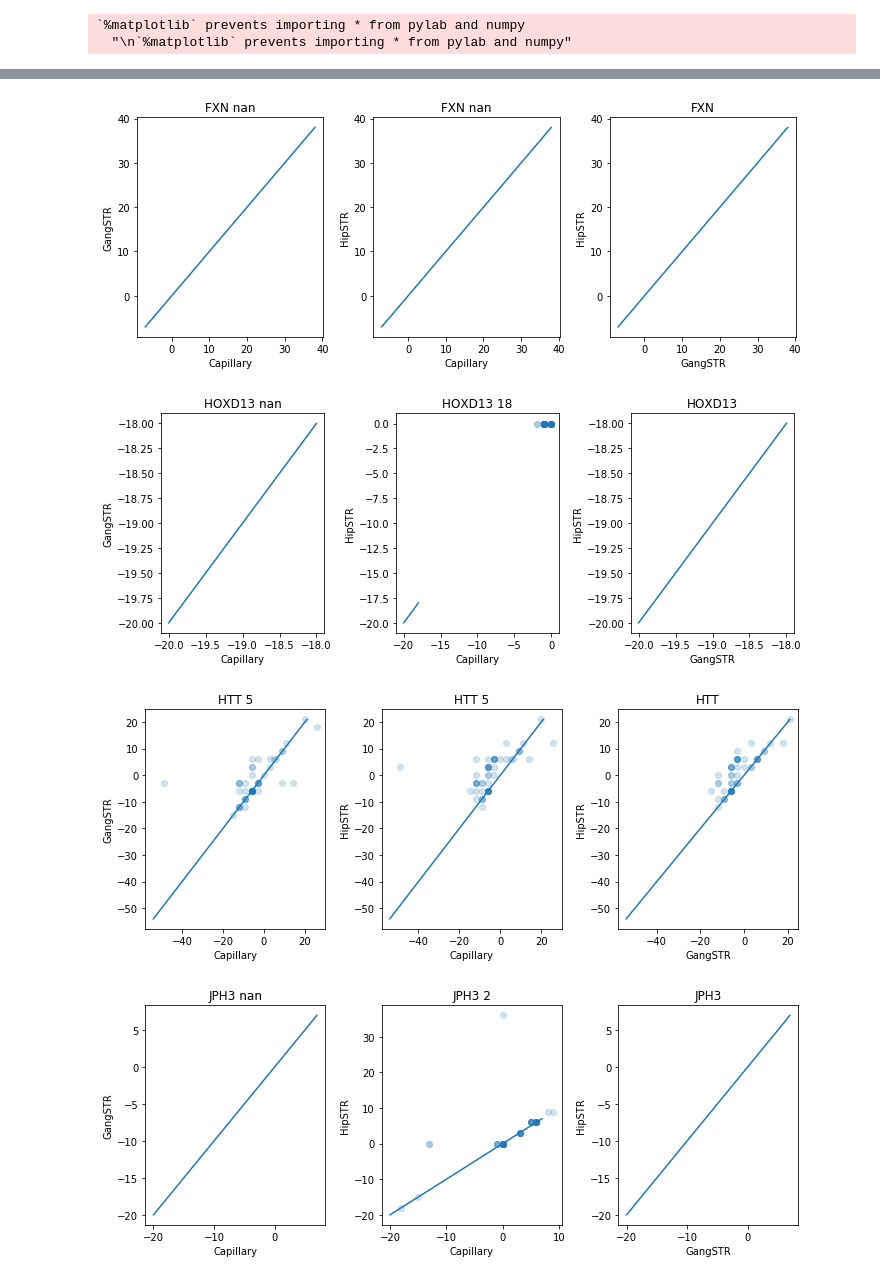
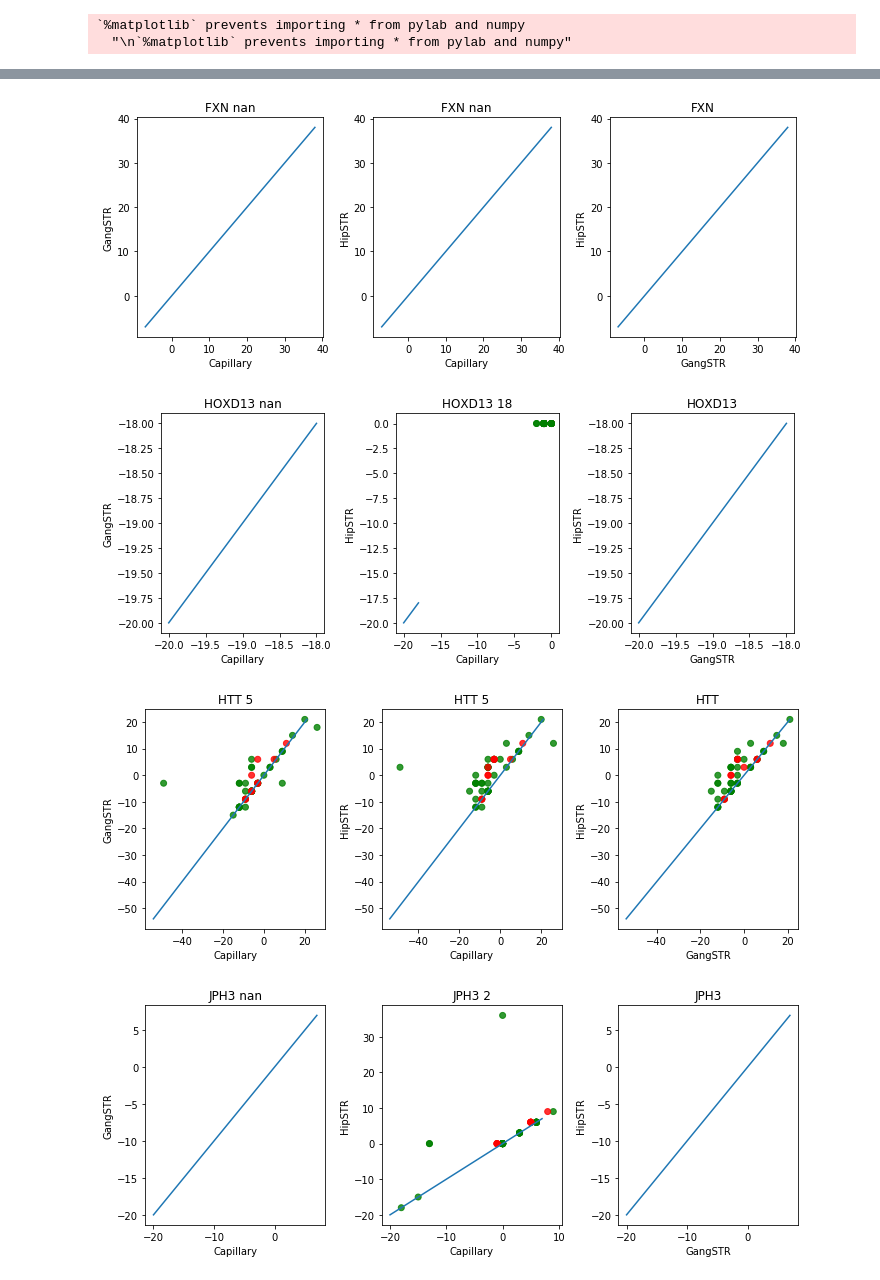
Before and after one commit to gymrek-lab/TRTools, a Jupyter notebook: experimental/capillary_offset_learn/notebooks/LearnCapillaryOffset.ipynb, the cells around one changed output, grey strips where cells are left out. Saved outputs shown, nothing was run; the diff lists cells and outputs as text; code cells hidden in the pictures.

Commit message:
learn batch specific offsets

```diff
--- a/experimental/capillary_offset_learn/notebooks/LearnCapillaryOffset.ipynb
+++ b/experimental/capillary_offset_learn/notebooks/LearnCapillaryOffset.ipynb
@@ -20,6 +20,15 @@ def LoadGSheet(wks):
 Populating the interactive namespace from numpy and matplotlib
 `%matplotlib` prevents importing * from pylab and numpy
   "\n`%matplotlib` prevents importing * from pylab and numpy"
+# %%
+colordict = {
+    "PlatinumGenomes": "red",
+    "GIAB": "blue",
+    "1000Genomes": "green"
+}
+sampdata = LoadGSheet(gc.open("1000GenomesRepeatValidationDatabase").worksheet("samples"))
+sampdata["color"] = sampdata["SampleCollection"].apply(lambda x: colordict[x])
+sampcolors = dict(zip(list(sampdata["SampleID"]), list(sampdata["color"])))
 # %%
 ############### Load list of loci to consider ###########
 loci = pd.read_csv('../data/csv/1000g_loci.csv')
@@ -43,3 +52,8 @@ rmloci = ["AR","NOS1","FMR1","CNBP","chr12_131901040_T","chr12_75962280_T","chr1
     "chr15_72443969_T","chr16_58599051_A","chr16_67644335_T","chr3_54501407_T", \
     "chr4_176019003_T", "chr18_38020886_TCTA","AFF2","ARX","chr7_103989357_CCG","RUNX2"]
 ref_prod_sizes = ref_prod_sizes[~ref_prod_sizes["PrimerID"].isin(rmloci)]
+# %%
+####### Check are some samples missing from our list?
+print("*****Missing samples - maybe mislabeled *****")
+for item in set(samp_prod_sizes["SampleID"]):
+    if item not in sampcolors: print(item)
@@ -80,7 +96,10 @@ def find_offset (X, Y, period):
             most_matches = num_matches
     return best_offset, most_matches, best_diffs
 
+# Overall offset. also try to learn separately
 offsets = []
+offsets_PG = []
+offsets_Coriell = []
 
 # Data for call-level comparison
 loci_ = []
@@ -130,14 +149,42 @@ for PrimerID in sorted(set(ref_prod_sizes["PrimerID"])):
     offset_gstr, num_matches_gstr, diff_gstr = find_offset(X, Y_gstr, period)
     offset_hstr, num_matches_hstr, diff_hstr = find_offset(X, Y_hstr, period)
 
+    X_PG = [X[i] for i in range(len(X)) if sampcolors.get(samples[i], "gray")=="red"]
+    Y_gstr_PG = [Y_gstr[i] for i in range(len(X)) if sampcolors.get(samples[i], "gray")=="red"]
+    Y_hstr_PG = [Y_hstr[i] for i in range(len(X)) if sampcolors.get(samples[i], "gray")=="red"]
+    offset_gstr_PG, num_matches_gstr_PG, diff_gstr_PG = find_offset(X_PG, Y_gstr_PG, period)
+    offset_hstr_PG, num_matches_hstr_PG, diff_hstr_PG = find_offset(X_PG, Y_hstr_PG, period)
+
+    X_Coriell = [X[i] for i in range(len(X)) if sampcolors.get(samples[i], "gray")=="green"]
+    Y_gstr_Coriell = [Y_gstr[i] for i in range(len(X)) if sampcolors.get(samples[i], "gray")=="green"]
+    Y_hstr_Coriell = [Y_hstr[i] for i in range(len(X)) if sampcolors.get(samples[i], "gray")=="green"]
+    offset_gstr_Coriell, num_matches_gstr_Coriell, diff_gstr_Coriell = find_offset(X_Coriell, Y_gstr_Coriell, period)
+    offset_hstr_Coriell, num_matches_hstr_Coriell, diff_hstr_Coriell = find_offset(X_Coriell, Y_hstr_Coriell, period)
+
+
     if not np.isnan(offset_hstr):
         offsets.append(offset_hstr)
+        offsets_PG.append(offset_hstr_PG)
+        offsets_Coriell.append(offset_hstr_Coriell)
     elif not np.isnan(offset_gstr):
         offsets.append(offset_gstr)
-    else: offsets.append(np.nan)
+        offsets_PG.append(offset_gstr_PG)
+        offsets_Coriell.append(offset_gstr_Coriell)
+    else:
+        offsets.append(np.nan)
+        offsets_PG.append(np.nan)
+        offsets_Coriell.append(np.nan)
+
+    samp_offsets = []
+    for sm in samples:
+        if sampcolors.get(sm, "gray")=="red":
+            samp_offsets.append(offsets_PG[-1])
+        elif sampcolors.get(sm, "gray")=="green":
+            samp_offsets.append(offsets_Coriell[-1])
+        else: samp_offsets.append(np.nan)
 
     for i in range(0, len(X), 2):
-        off = offsets[-1]
+        off = samp_offsets[i]
         if np.isnan(off): off = 0
         loci_.append(PrimerID)
         samples_.append(samples[i])
@@ -150,7 +197,7 @@ for PrimerID in sorted(set(ref_prod_sizes["PrimerID"])):
         else: gang_.append(".")
 
     #print(f'\n>> {PrimerID} offset={offset_gstr}/{offset_hstr} nummatch={num_matches_gstr}/{num_matches_hstr}\n')
-
+    colors = [sampcolors.get(sm,"gray") for sm in samples]
     xvals = [np.min(X), np.max(X)]
     fig = plt.figure()
     fig.set_size_inches((10, 4))
@@ -158,25 +205,28 @@ for PrimerID in sorted(set(ref_prod_sizes["PrimerID"])):
     ax.set_title(PrimerID + " %s"%offset_gstr)
     ax.set_xlabel("Capillary")
     ax.set_ylabel("GangSTR")
-    ax.scatter([item+offset_gstr for item in X], Y_gstr, alpha=0.2)
+    ax.scatter([X[i]+samp_offsets[i] for i in range(len(X)item+offset_gstr for item in X], Y_gstr, alpha=0.8, color=colors)
     ax.plot(xvals, xvals)
 
     ax = fig.add_subplot(132)
     ax.set_title(PrimerID + " %s"%offset_hstr)
     ax.set_xlabel("Capillary")
     ax.set_ylabel("HipSTR")
-    ax.scatter([item+offset_hstr for item in X], Y_hstr, alpha=0.2)
+    ax.scatter([item+offset_hstr for item in X], Y_hstr, alpha=0.8, color=colors)
     ax.plot(xvals, xvals)
 
     ax = fig.add_subplot(133)
     ax.set_title(PrimerID)
     ax.set_xlabel("GangSTR")
     ax.set_ylabel("HipSTR")
-    ax.scatter(Y_gstr, Y_hstr, alpha=0.2)
+    ax.scatter(Y_gstr, Y_hstr, alpha=0.8, color=colors)
     ax.plot(xvals, xvals)
 
     fig.tight_layout()
 
 ref_prod_sizes["Offset"] = offsets
+ref_prod_sizes["Offset-PG"] = offsets_PG
+ref_prod_sizes["Offset-Coriell"] = offsets_Coriell
+
 calldata = pd.DataFrame({"PrimerID": loci_, "SampleID": samples_, "Cap": cap_, "HipSTR": hip_, "GangSTR": gang_})
 # %% [output]
@@ -188,4 +238,4 @@ calldata = pd.DataFrame({"PrimerID": loci_, "SampleID": samples_, "Cap": cap_, "
 [figure]
-[figure, old version]
+[figure, new version]
-[figure, old version]
+[figure, new version]
-[figure, old version]
+[figure, new version]
```
Also changed, not shown: parts of 3 cells of this notebook.
